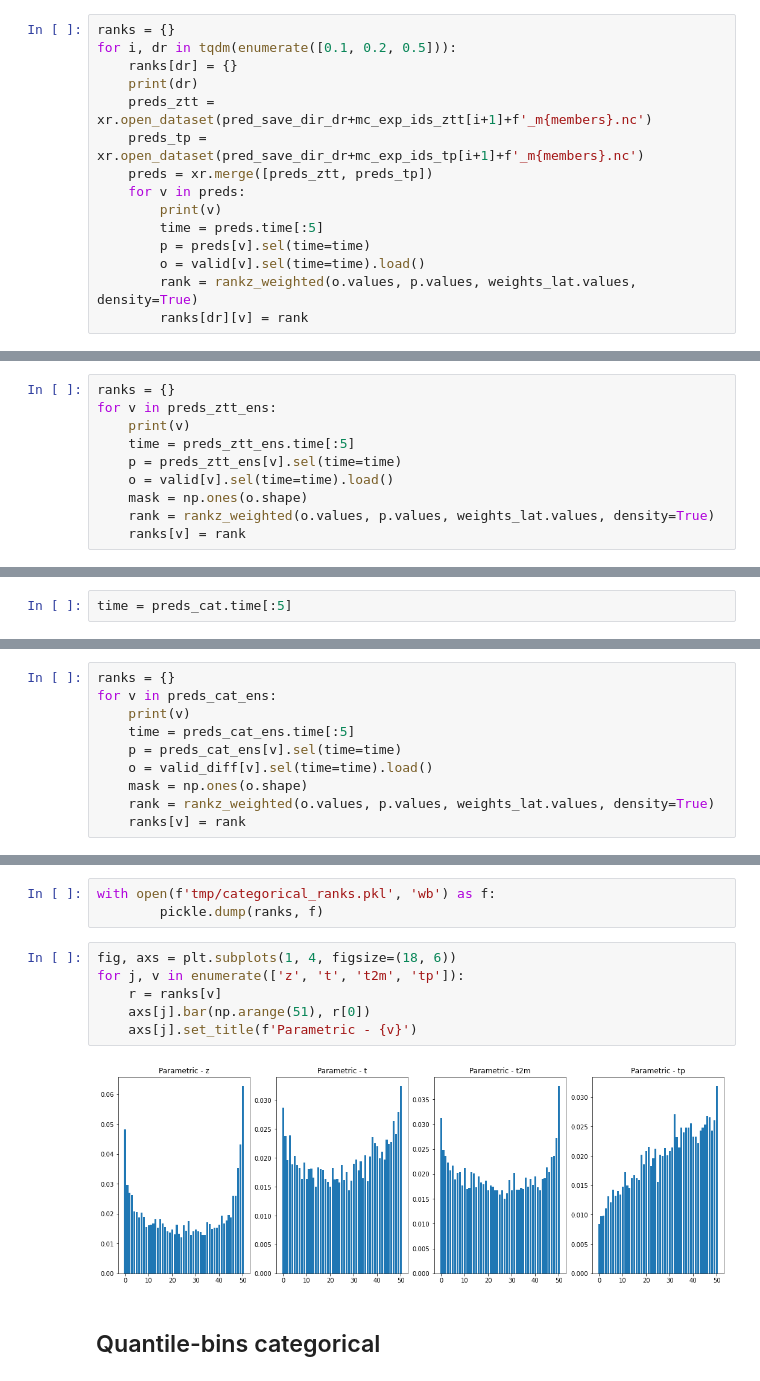
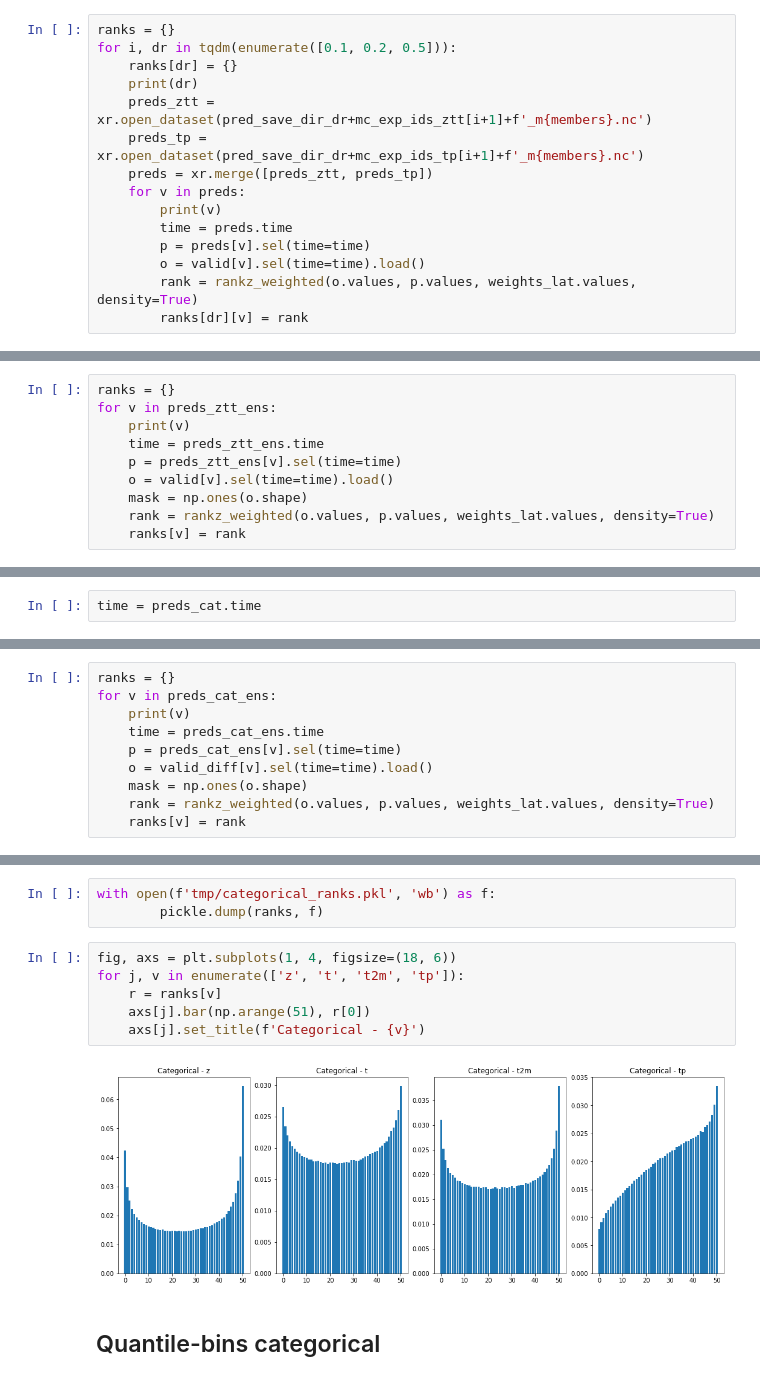
Before and after one commit to sagar-garg/WeatherBench, a Jupyter notebook: nbs_probabilistic/all-scores-comparison.ipynb, the cells around one changed output, grey strips where cells are left out. Saved outputs shown, nothing was run; the diff lists cells and outputs as text.

```diff
--- a/nbs_probabilistic/all-scores-comparison.ipynb
+++ b/nbs_probabilistic/all-scores-comparison.ipynb
@@ -438,7 +403,7 @@ for i, dr in tqdm(enumerate([0.1, 0.2, 0.5])):
     preds = xr.merge([preds_ztt, preds_tp])
     for v in preds:
         print(v)
-        time = preds.time[:5]
+        time = preds.time
         p = preds[v].sel(time=time)
         o = valid[v].sel(time=time).load()
         rank = rankz_weighted(o.values, p.values, weights_lat.values, density=True)
@@ -570,7 +494,7 @@ preds_ztt_ens = xr.open_dataset('tmp/preds_param_ztt_ens.nc')
 ranks = {}
 for v in preds_ztt_ens:
     print(v)
-    time = preds_ztt_ens.time[:5]
+    time = preds_ztt_ens.time
     p = preds_ztt_ens[v].sel(time=time)
     o = valid[v].sel(time=time).load()
     mask = np.ones(o.shape)
@@ -750,7 +593,7 @@ crps.to_netcdf('tmp/categorical_crps.nc')
 # %% [markdown]
 ### Rank histogram
 # %%
-time = preds_cat.time[:5]
+time = preds_cat.time
 # %%
 def rand_choice(p, mid_points=None):
     p = p / p.sum()
@@ -785,7 +615,7 @@ preds_cat_ens.to_netcdf('tmp/preds_cat_ens.nc')
 ranks = {}
 for v in preds_cat_ens:
     print(v)
-    time = preds_cat_ens.time[:5]
+    time = preds_cat_ens.time
     p = preds_cat_ens[v].sel(time=time)
     o = valid_diff[v].sel(time=time).load()
     mask = np.ones(o.shape)
@@ -802,11 +627,11 @@ with open(f'tmp/categorical_ranks.pkl', 'wb') as f:
 # %%
 fig, axs = plt.subplots(1, 4, figsize=(18, 6))
 for j, v in enumerate(['z', 't', 't2m', 'tp']):
     r = ranks[v]
     axs[j].bar(np.arange(51), r[0])
-    axs[j].set_title(f'Parametric - {v}')
+    axs[j].set_title(f'Categorical - {v}')
 # %% [output]
-[figure, old version]
+[figure, new version]
 # %% [markdown]
 ## Quantile-bins categorical
 # %%
```
Also changed, not shown: parts of 101 cells of this notebook.
